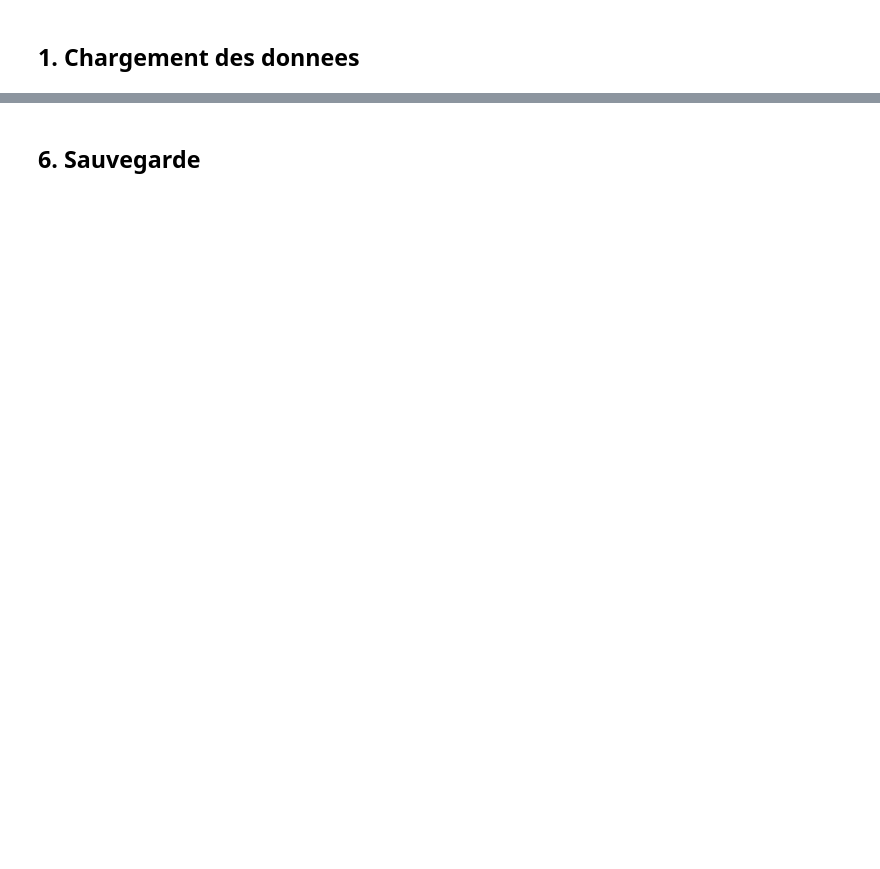
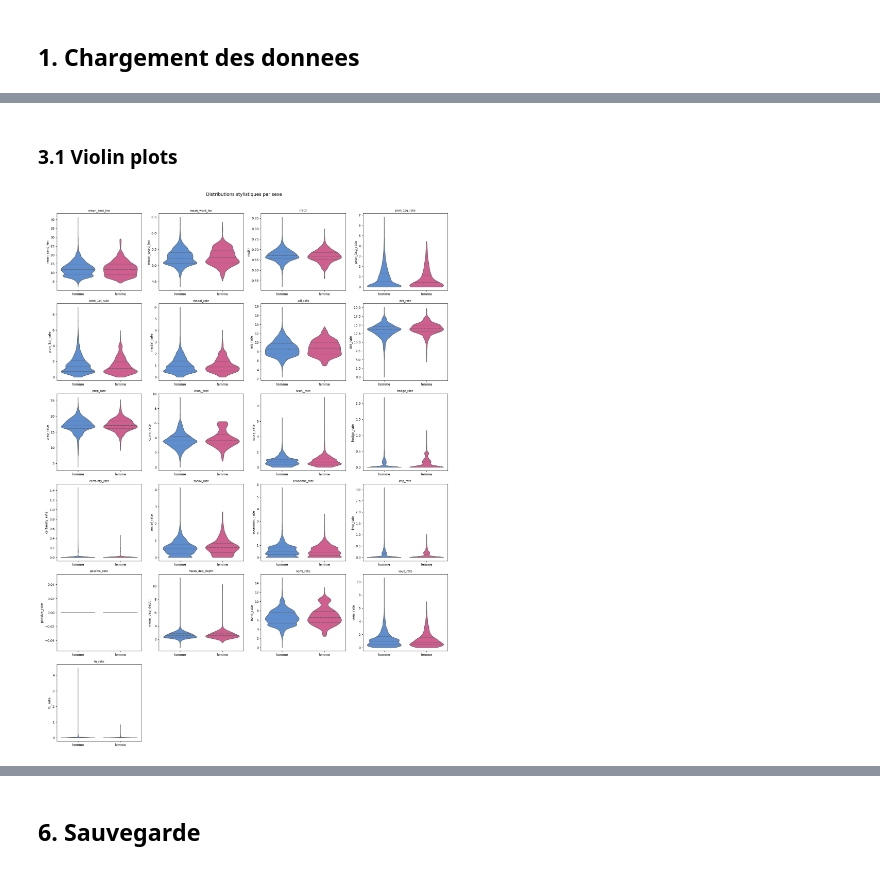
Before and after one commit to josiepierr/MLP-for-NLP-Gender-Classification, a Jupyter notebook: notebooks/04_style_gender.ipynb, the cells around one changed output, grey strips where cells are left out. Drawn from its saved outputs; the diff is of its cells as text; code cells hidden in the pictures; blank space fills up the shorter version.

```diff
--- a/notebooks/04_style_gender.ipynb
+++ b/notebooks/04_style_gender.ipynb
@@ -296,13 +39,0 @@ plt.show()
-# %%
-# Coefficients du modele logistique
-coefs = clf.named_steps["lr"].coef_[0]
-feat_imp = pd.Series(coefs, index=STYLE_FEATURES).sort_values()
-
-fig, ax = plt.subplots(figsize=(8, 5))
-feat_imp.plot.barh(ax=ax, color=["#E24C8B" if c > 0 else "#4C8BE2" for c in feat_imp])
-ax.axvline(0, color="black", lw=0.8)
-ax.set_xlabel("Coefficient (positif = predit femme)")
-ax.set_title("Importance des features stylistiques pour la prediction du genre")
-plt.tight_layout()
-plt.savefig(FIGURES_DIR / "04_feature_importance.png", dpi=150, bbox_inches="tight")
-plt.show()
@@ -326,0 +204,20 @@ print(f"  Baseline (majorite) : {baseline_acc:.3f}")
+# %% [markdown]
+### 3.1 Violin plots
+# %%
+n_feat = len(BASE_FEATURES)
+ncols  = 4
+nrows  = (n_feat + ncols - 1) // ncols
+fig, axes = plt.subplots(nrows, ncols, figsize=(18, nrows*4))
+axes = axes.flatten()
+palette = {"homme": "#4C8BE2", "femme": "#E24C8B"}
+for ax, feat in zip(axes, BASE_FEATURES):
+    sns.violinplot(data=df_gendered, x="titulaire-sexe", y=feat,
+                   palette=palette, ax=ax, inner="quartile", cut=0)
+    ax.set_title(feat, fontsize=9); ax.set_xlabel("")
+for ax in axes[n_feat:]: ax.set_visible(False)
+plt.suptitle("Distributions stylistiques par sexe", fontsize=14, y=1.01)
+plt.tight_layout()
+plt.savefig(FIGURES_DIR / "04_style_violins.png", dpi=150, bbox_inches="tight")
+plt.show()
+# %% [output]
+[figure, added]
```
Also changed, not shown: parts of 37 cells of this notebook.
